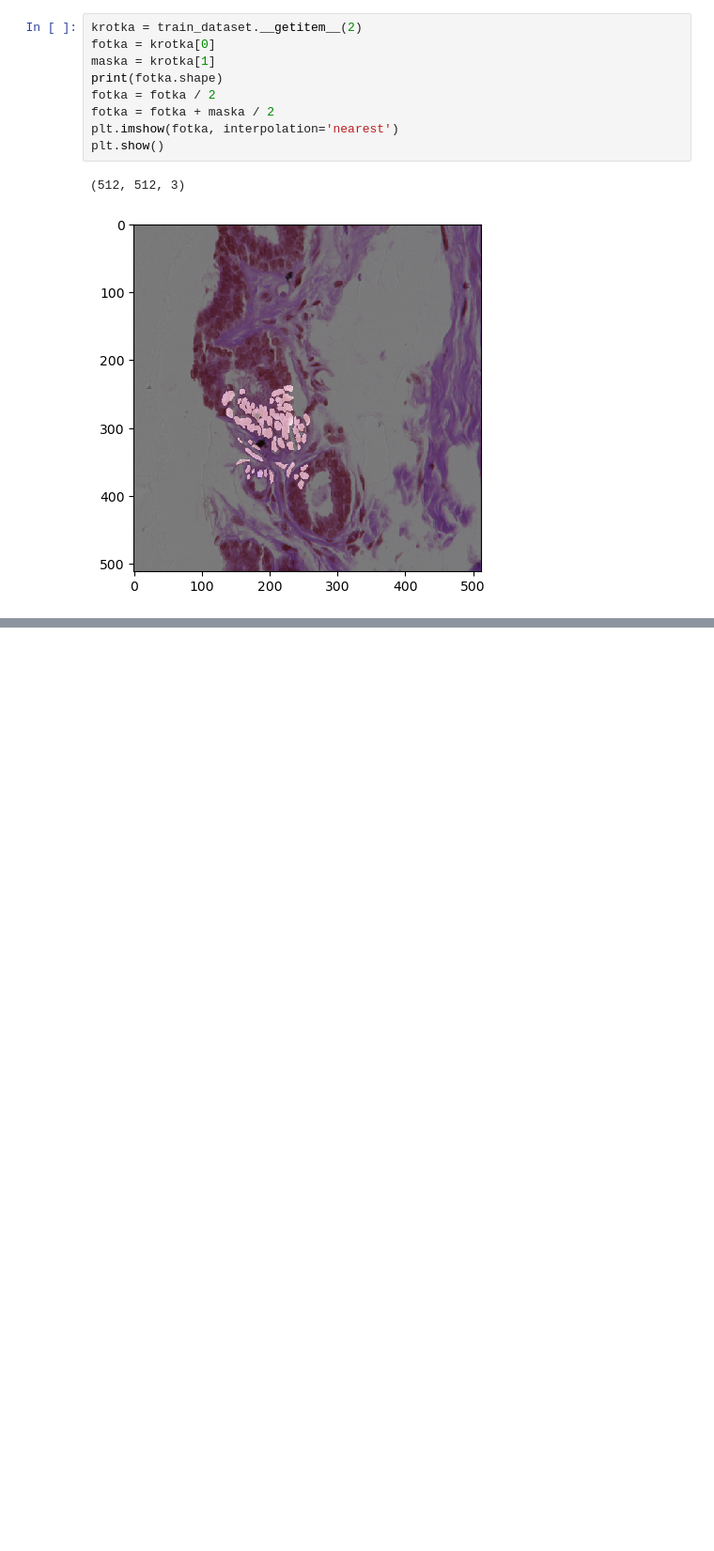
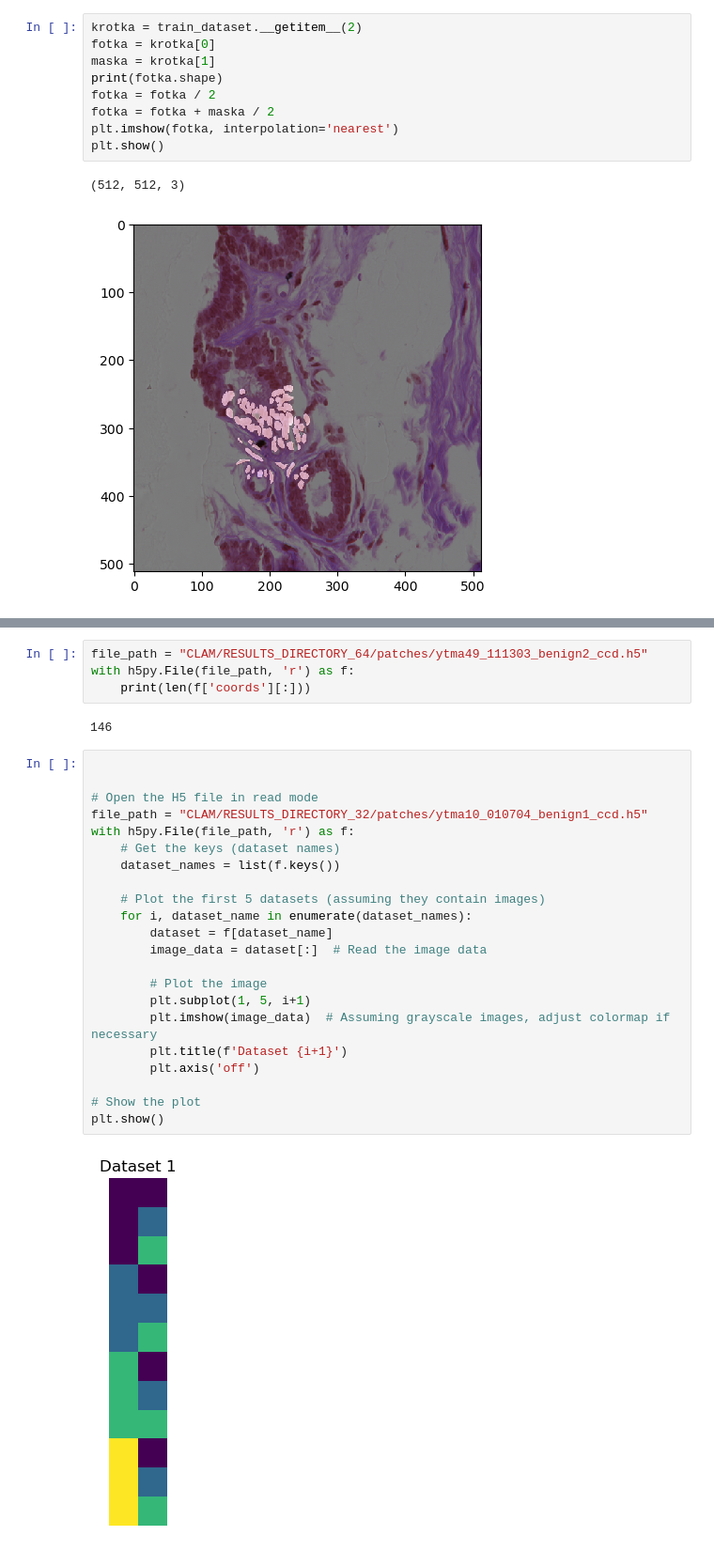
Before and after one commit to tymsoncyferki/TransMIL_WB, a Jupyter notebook: dataset.ipynb, the cells around one changed output, grey strips where cells are left out. Shown at 94% size. Drawn from its saved outputs; the diff is of its cells as text; blank space fills up the shorter version.

```diff
--- a/dataset.ipynb
+++ b/dataset.ipynb
@@ -109,0 +119,30 @@ plt.show()
+# %%
+file_path = "CLAM/RESULTS_DIRECTORY_64/patches/ytma49_111303_benign2_ccd.h5"
+with h5py.File(file_path, 'r') as f:
+    print(len(f['coords'][:]))
+# %% [output]
+146
+# %%
+
+
+# Open the H5 file in read mode
+file_path = "CLAM/RESULTS_DIRECTORY_32/patches/ytma10_010704_benign1_ccd.h5"
+with h5py.File(file_path, 'r') as f:
+    # Get the keys (dataset names)
+    dataset_names = list(f.keys())
+
+    # Plot the first 5 datasets (assuming they contain images)
+    for i, dataset_name in enumerate(dataset_names):
+        dataset = f[dataset_name]
+        image_data = dataset[:]  # Read the image data
+
+        # Plot the image
+        plt.subplot(1, 5, i+1)
+        plt.imshow(image_data)  # Assuming grayscale images, adjust colormap if necessary
+        plt.title(f'Dataset {i+1}')
+        plt.axis('off')
+
+# Show the plot
+plt.show()
+# %% [output]
+[figure, added]
```
Also changed, not shown: parts of 2 cells of this notebook, 2 other files.
